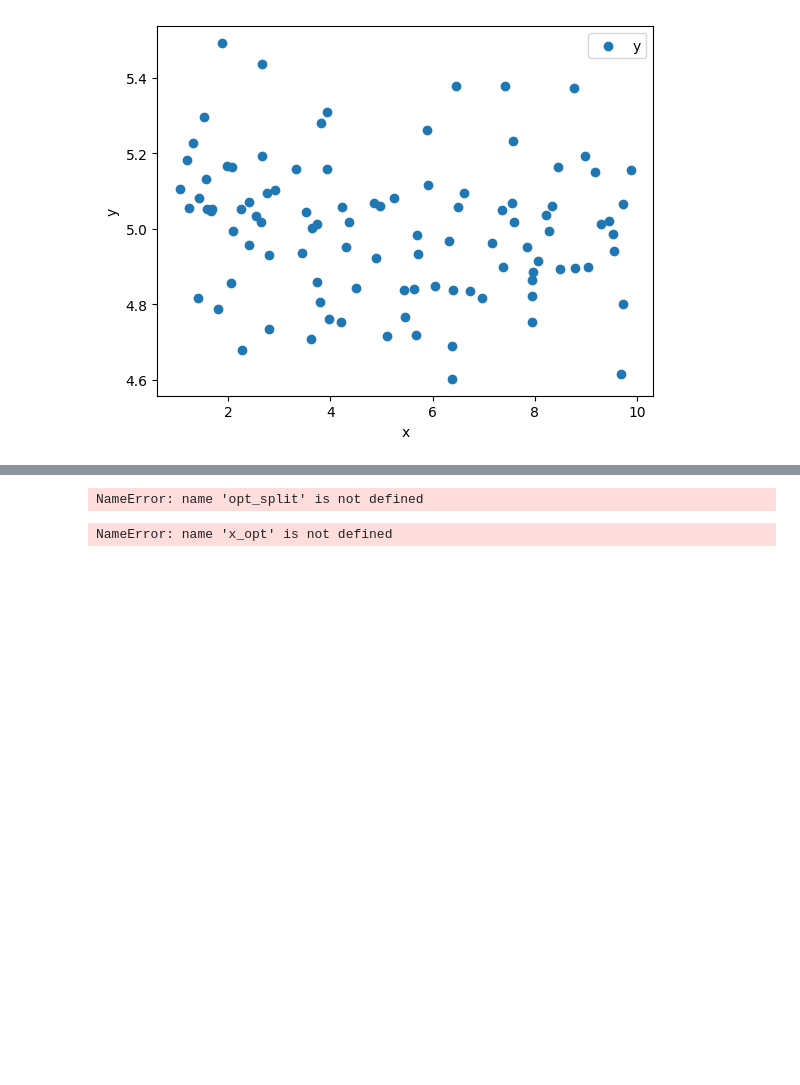
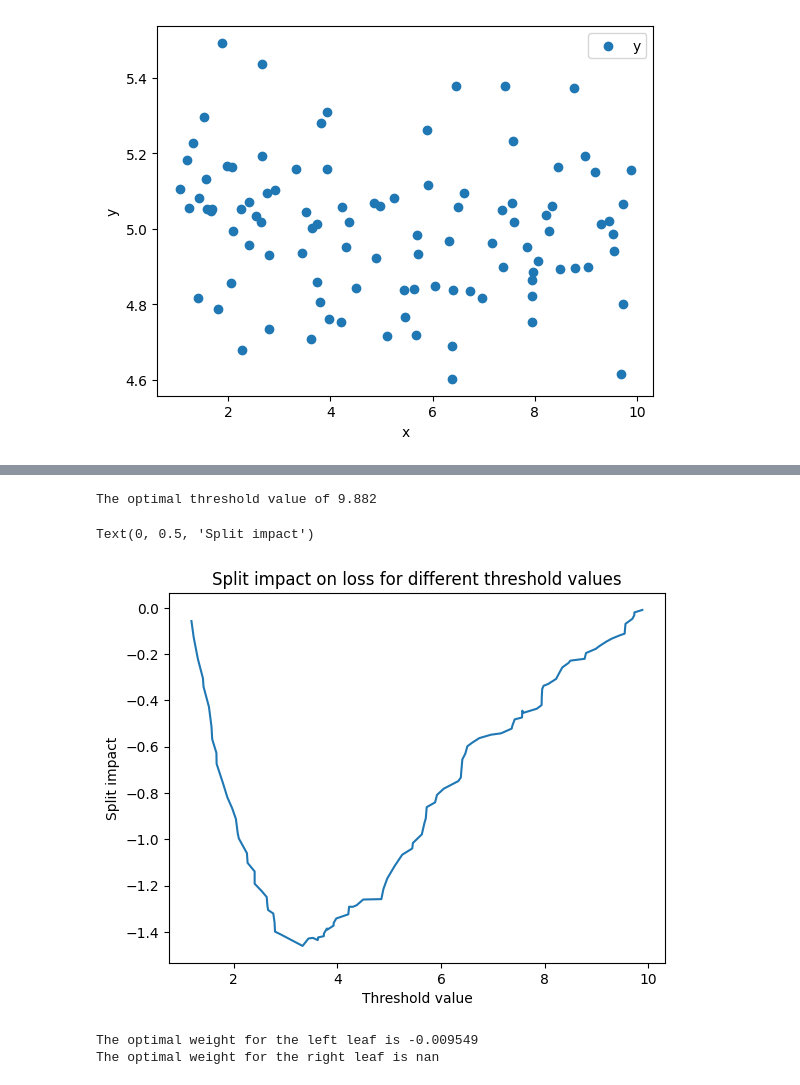
Before and after one commit to Hecramco/Synthetic_PV_Profiles, a Jupyter notebook: samples/regression/XG_BOOST_reproduction.ipynb, the cells around one changed output, grey strips where cells are left out. Cells and saved outputs as stored; diff of their text form; code cells hidden in the pictures; blank space fills up the shorter version.

```diff
--- a/samples/regression/XG_BOOST_reproduction.ipynb
+++ b/samples/regression/XG_BOOST_reproduction.ipynb
@@ -82,41 +82,43 @@ l = []
 #Test the different threshold, this is to find the optimal threshold to split the data
 # Each threshold will be tested on the whole dataset
 for i in range(len(df)):
-
+    opt_split = np.inf
     # select the threshold to split the data
     t = df["X"][i]
     df_L =  df[df["X"]<t]
     df_R =  df[df["X"]>=t]
 
     G, H =np.sum(df["g"]), np.sum(df["h"])
 
     G_L = np.sum(df_L["g"])
     G_R = np.sum(df_R["g"])
 
     H_L = np.sum(df_L["h"])
     H_R = np.sum(df_R["h"])
 
     if (H==0) or (H_R==0) or (H_L ==0):
         continue
 
     # Compute the contribution of the split to the loss
     # check the XG Boost paper for the formula
     split = 1/2*((G_L**2)/H_L + (G_R**2)/H_R - (G**2)/H)
 
     l.append(split)
 
     opt_split = min(opt_split, split)
 
     if split == opt_split:
         x_opt = df["X"][i]
 
 print(f'The optimal threshold value of {x_opt:.4}')
 plt.plot(df["X"][1:],l)
 plt.title("Split impact on loss for different threshold values")
 plt.xlabel("Threshold value")
 plt.ylabel("Split impact")
 # %% [output]
-NameError: name 'opt_split' is not defined
+The optimal threshold value of 9.882
+Text(0, 0.5, 'Split impact')
+[figure, added]
 # %%
 
 #Compute the new leaf weights
@@ -141,7 +143,8 @@ w_left, w_right = split(df, x_opt)
 print(f'The optimal weight for the left leaf is {w_left:.4}')
 print(f'The optimal weight for the right leaf is {w_right:.4}')
 # %% [output]
-NameError: name 'x_opt' is not defined
+The optimal weight for the left leaf is -0.009549
+The optimal weight for the right leaf is nan
 # %%
 f_1 = []
 
```
Also changed, not shown: parts of 29 cells of this notebook.
